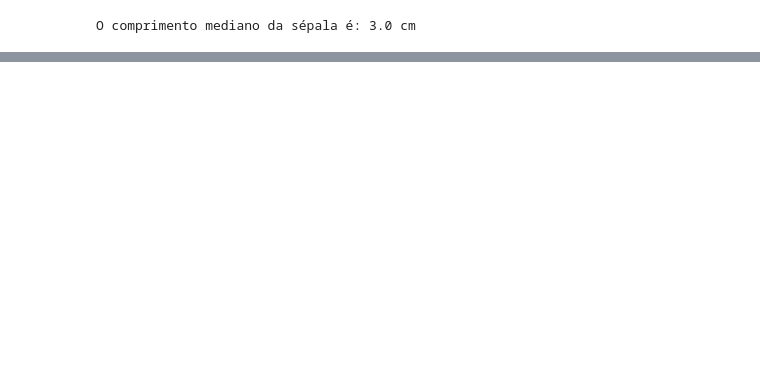
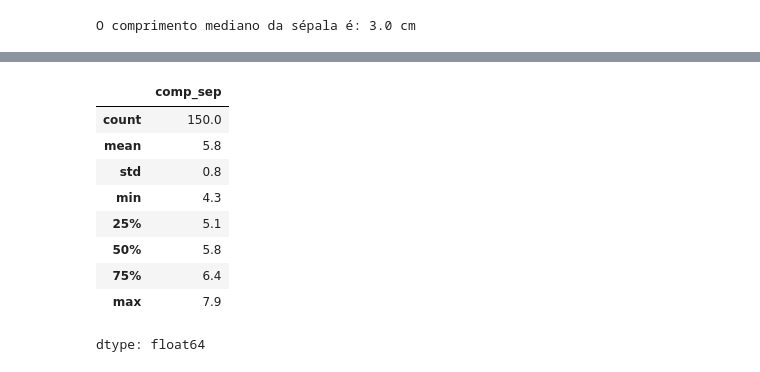
Before and after one commit to gcv-silva/Anotacoes-da-IC, a Jupyter notebook: análise_exploratoria_de_dados.ipynb, the cells around one changed output, grey strips where cells are left out. Drawn from its saved outputs; the diff is of its cells as text; code cells hidden in the pictures; blank space fills up the shorter version.

```diff
--- a/análise_exploratoria_de_dados.ipynb
+++ b/análise_exploratoria_de_dados.ipynb
@@ -726,0 +757,13 @@ O comprimento mediano da sépala é: 3.0 cm
+# %%
+df_flores['comp_sep'].describe().round(1) # 5.1, 5.8, 6.4
+# %% [output]
+|  | comp_sep |
+| count | 150.0 |
+| mean | 5.8 |
+| std | 0.8 |
+| min | 4.3 |
+| 25% | 5.1 |
+| 50% | 5.8 |
+| 75% | 6.4 |
+| max | 7.9 |
+dtype: float64
```
Also changed, not shown: parts of 18 cells of this notebook.
